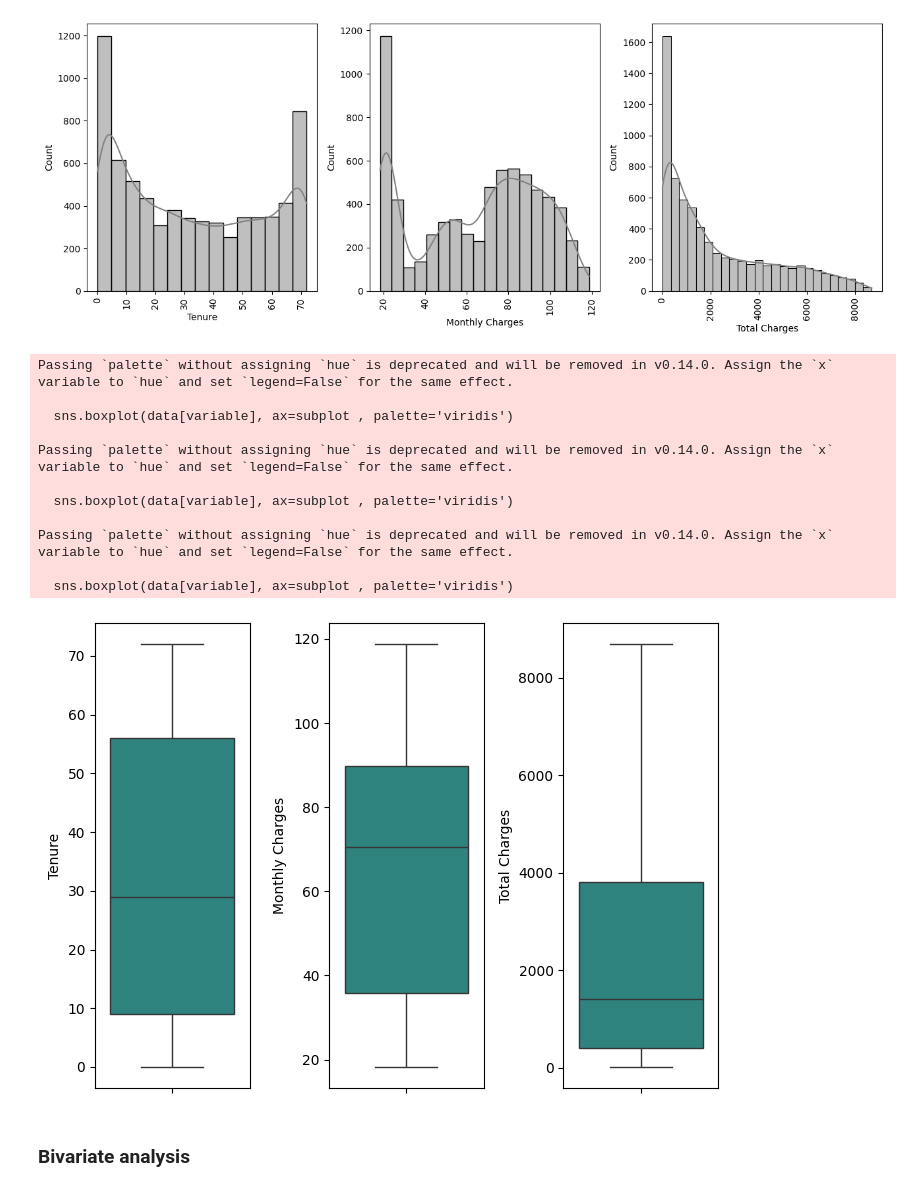
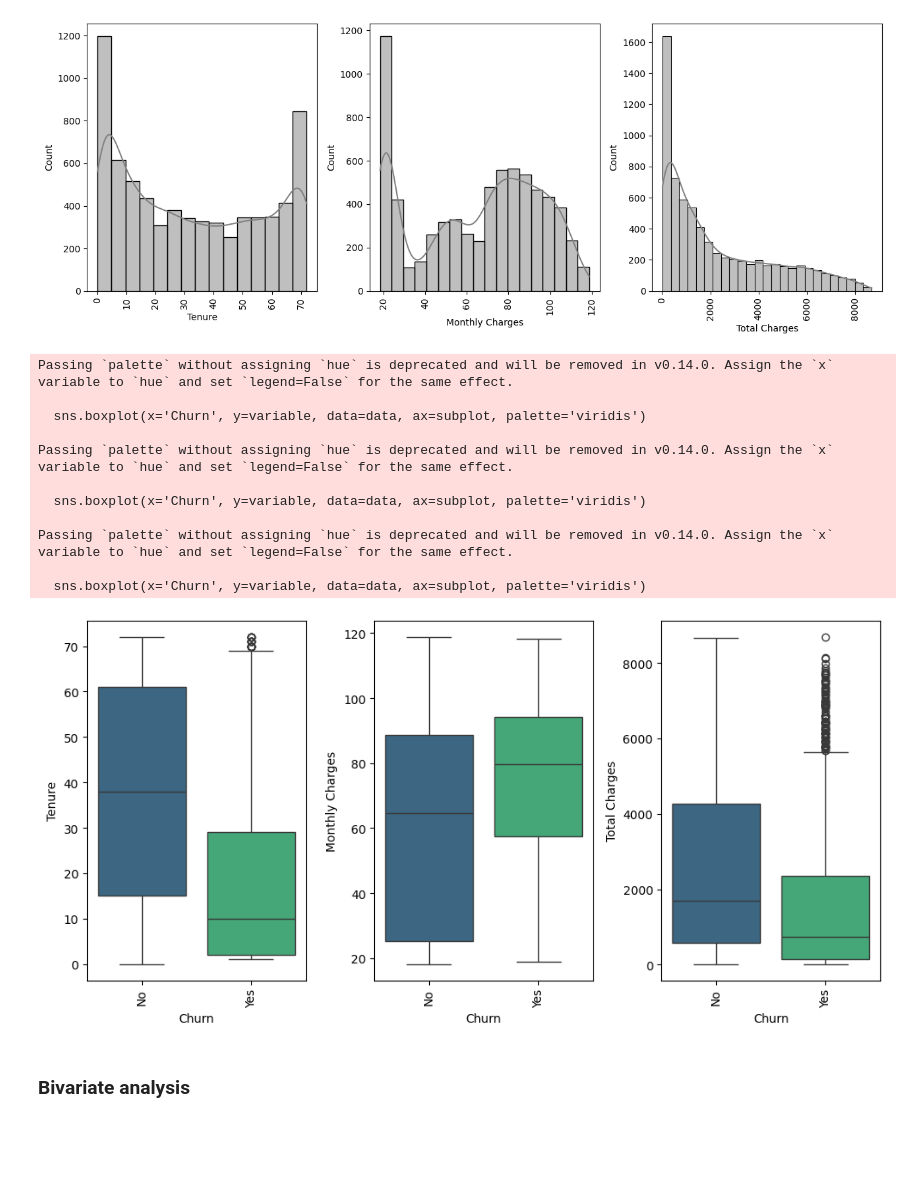
Before and after one commit to PLSeng/Customer_Churn_Prediction, a Jupyter notebook: CLM_with_ML.ipynb, the cells around one changed output. Drawn from its saved outputs; the diff is of its cells as text; code cells hidden in the pictures; blank space fills up the shorter version.

```diff
--- a/CLM_with_ML.ipynb
+++ b/CLM_with_ML.ipynb
@@ -195,24 +199,26 @@ plt.tight_layout()
 # %% [output]
 [figure]
 # %%
-#plot box plot check outlier
-fig, ax = plt.subplots(1, 3, figsize=(7, 5))
+#plot box plot numerical vs Churn
+fig, ax = plt.subplots(1, 3, figsize=(10, 5))
 for variable, subplot in zip(numerical.columns, ax.flatten()):
-    sns.boxplot(data[variable], ax=subplot , palette='viridis')
+    sns.boxplot(x='Churn', y=variable, data=data, ax=subplot, palette='viridis')
+    for label in subplot.get_xticklabels():
+        label.set_rotation(90)
 
 plt.tight_layout()
 # %% [output]
 Passing `palette` without assigning `hue` is deprecated and will be removed in v0.14.0. Assign the `x` variable to `hue` and set `legend=False` for the same effect.
 
-  sns.boxplot(data[variable], ax=subplot , palette='viridis')
+  sns.boxplot(x='Churn', y=variable, data=data, ax=subplot, palette='viridis')
 
 Passing `palette` without assigning `hue` is deprecated and will be removed in v0.14.0. Assign the `x` variable to `hue` and set `legend=False` for the same effect.
 
-  sns.boxplot(data[variable], ax=subplot , palette='viridis')
+  sns.boxplot(x='Churn', y=variable, data=data, ax=subplot, palette='viridis')
 
 Passing `palette` without assigning `hue` is deprecated and will be removed in v0.14.0. Assign the `x` variable to `hue` and set `legend=False` for the same effect.
 
-  sns.boxplot(data[variable], ax=subplot , palette='viridis')
+  sns.boxplot(x='Churn', y=variable, data=data, ax=subplot, palette='viridis')
-[figure, old version]
+[figure, new version]
 # %% [markdown]
 ### Bivariate analysis
```
Also changed, not shown: parts of 18 cells of this notebook.
